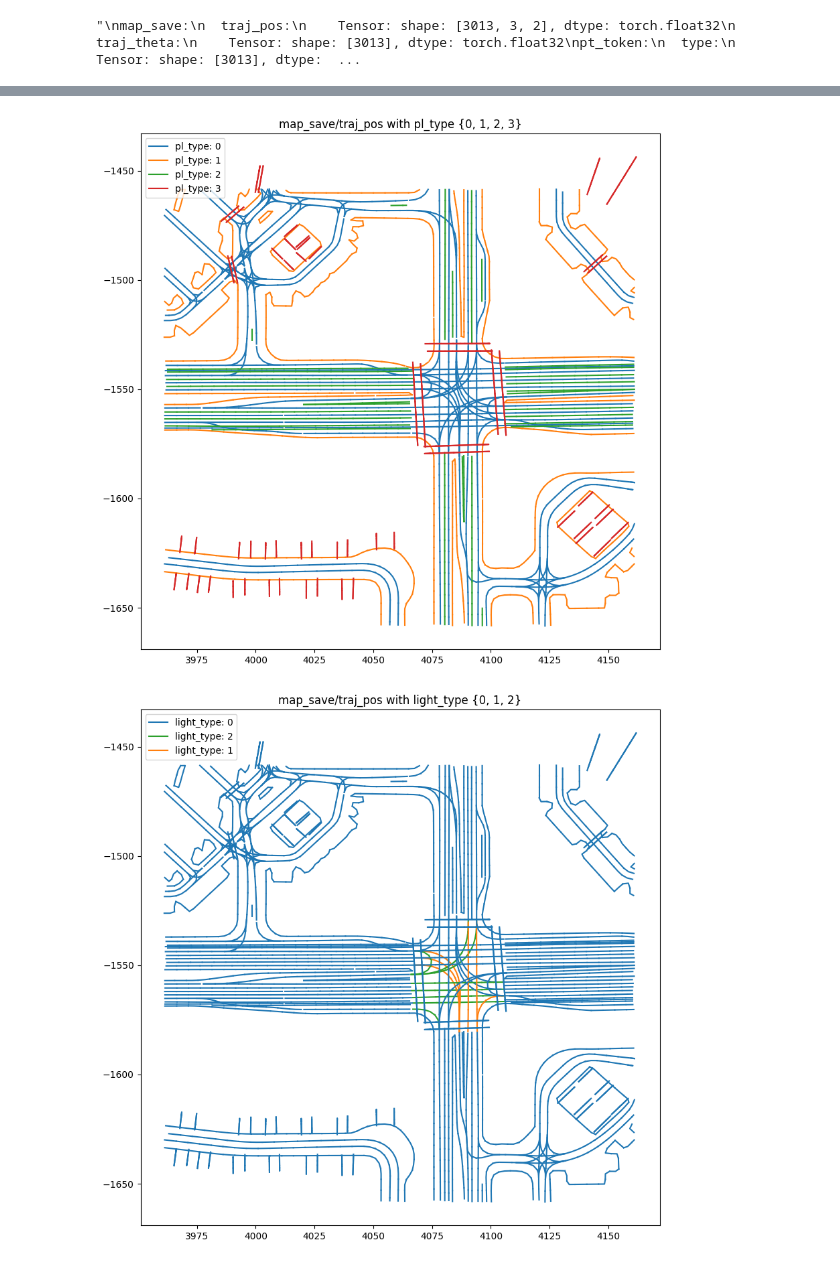
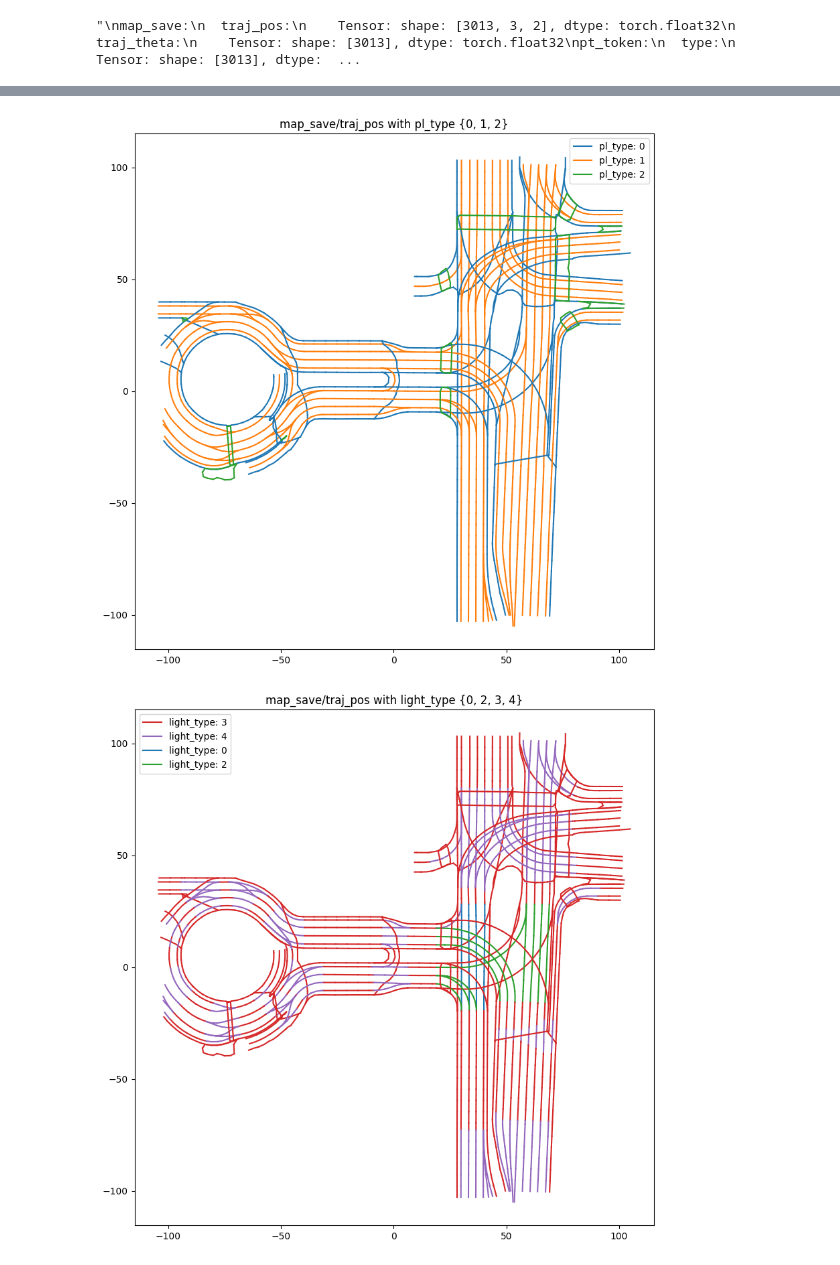
Before and after one commit to autonomousvision/py123d, a Jupyter notebook: notebooks/smarty/smart_testing.ipynb, the cells around one changed output, grey strips where cells are left out. Saved outputs shown, nothing was run; the diff lists cells and outputs as text; code cells hidden in the pictures.

```diff
--- a/notebooks/smarty/smart_testing.ipynb
+++ b/notebooks/smarty/smart_testing.ipynb
@@ -36,7 +36,7 @@ SMART(
 from pathlib import Path
 import pickle
 
-training_path = Path("/home/daniel/cache_test")
+training_path = Path("/home/daniel/nuplan_cache/training")
 pickle_paths = list(training_path.iterdir())
 
 idx = 1
@@ -146,7 +146,7 @@ scenario_id:
 
 fig, ax = plt.subplots(figsize=(10, 10))
 
-traj_pos = data['map_save']['traj_pos'].numpy()
+traj_pos = data['map_save']['traj_pos']
 for i in range(traj_pos.shape[0], ):
     ax.plot(traj_pos[i, :, 0], traj_pos[i, :, 1])
 
@@ -188,8 +188,8 @@ from asim.common.visualization.matplotlib.utils import add_non_repeating_legend_
 
 
 fig, ax = plt.subplots(figsize=(10, 10))
-traj_pos = data["map_save"]["traj_pos"].numpy()
-type = data["pt_token"]["type"].numpy()
+traj_pos = data["map_save"]["traj_pos"]
+type = data["pt_token"]["type"]
 for i in range(traj_pos.shape[0]):
     ax.plot(traj_pos[i, :, 0], traj_pos[i, :, 1], color=TAB_10[type[i] % len(TAB_10)].hex, label=f"type: {type[i]}")
 ax.set_title(f"map_save/traj_pos with type {set(type.tolist())}")
@@ -198,8 +198,8 @@ plt.show()
 
 
 fig, ax = plt.subplots(figsize=(10, 10))
-traj_pos = data["map_save"]["traj_pos"].numpy()
-pl_type = data["pt_token"]["pl_type"].numpy()
+traj_pos = data["map_save"]["traj_pos"]
+pl_type = data["pt_token"]["pl_type"]
 for i in range(traj_pos.shape[0]):
     ax.plot(traj_pos[i, :, 0], traj_pos[i, :, 1], color=TAB_10[pl_type[i] % len(TAB_10)].hex, label=f"pl_type: {pl_type[i]}")
 ax.set_title(f"map_save/traj_pos with pl_type {set(pl_type.tolist())}")
@@ -207,8 +207,8 @@ add_non_repeating_legend_to_ax(ax)
 plt.show()
 
 fig, ax = plt.subplots(figsize=(10, 10))
-traj_pos = data["map_save"]["traj_pos"].numpy()
-light_type = data["pt_token"]["light_type"].numpy()
+traj_pos = data["map_save"]["traj_pos"]
+light_type = data["pt_token"]["light_type"]
 for i in range(traj_pos.shape[0]):
     ax.plot(traj_pos[i, :, 0], traj_pos[i, :, 1], color=TAB_10[light_type[i] % len(TAB_10)].hex, label=f"light_type: {light_type[i]}")
 ax.set_title(f"map_save/traj_pos with light_type {set(light_type.tolist())}")
@@ -219,5 +219,5 @@ plt.show()
-[figure, old version]
+[figure, new version]
-[figure, old version]
+[figure, new version]
 # %%
 # agent:
 #   num_nodes: <class 'int'> - 48
```
Also changed, not shown: parts of 4 cells of this notebook, 2 other files.
